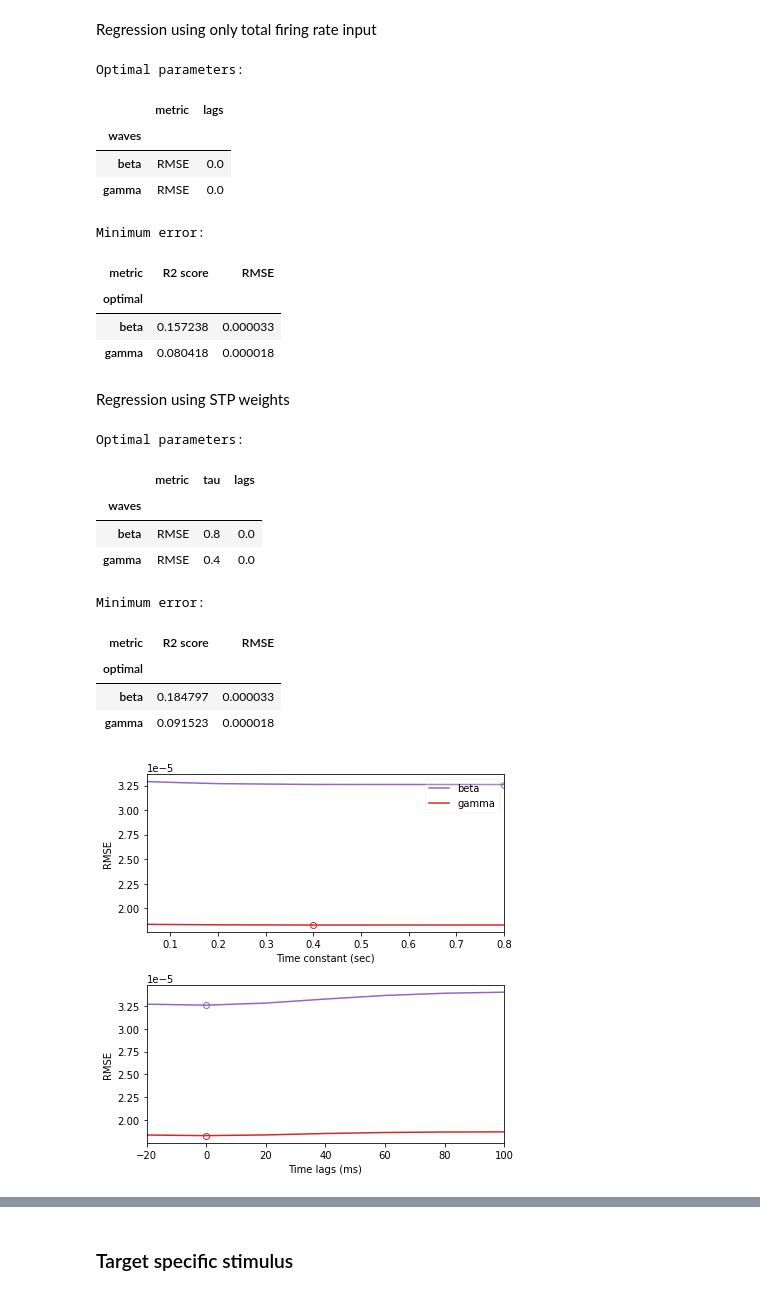
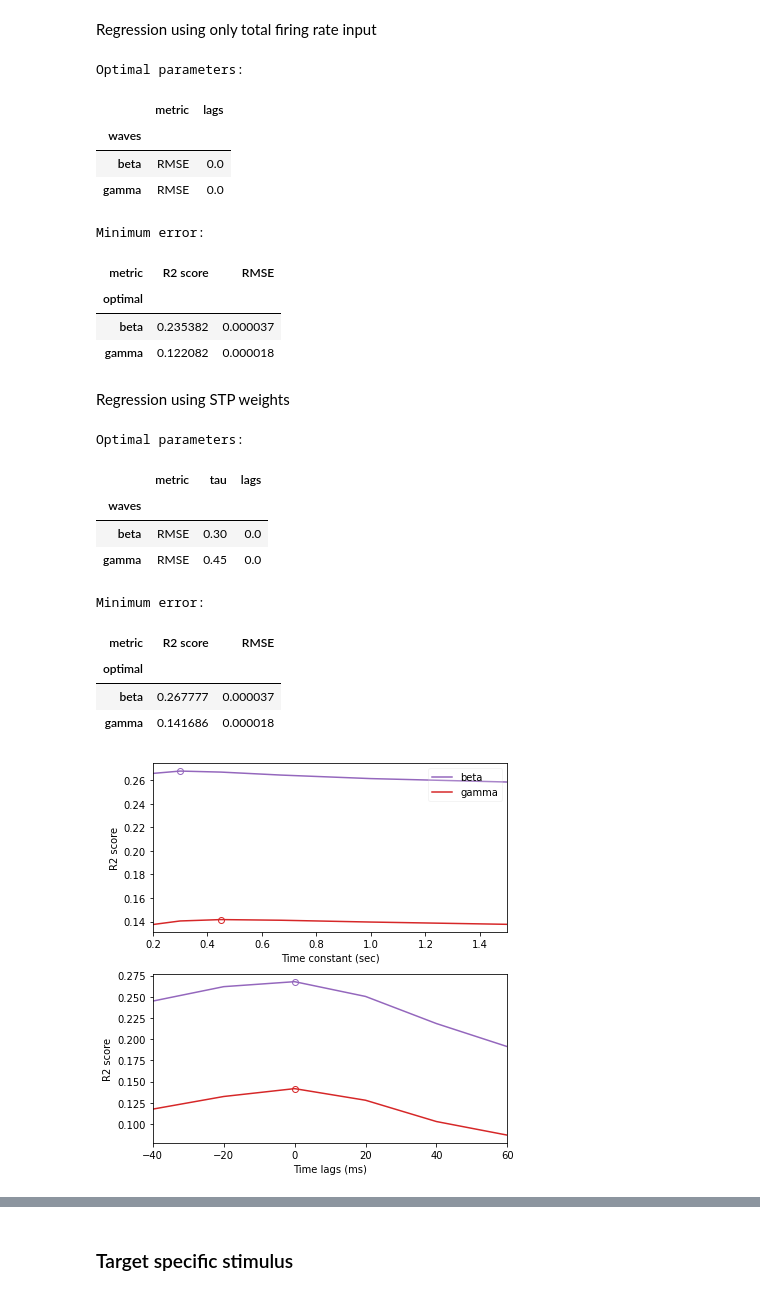
Before and after one commit to chenziao/Analyzing_Allen_Visual_Coding_Neuropixels_Dataset, a Jupyter notebook: Analyze_Visual_STP.ipynb, the cells around one changed output, grey strips where cells are left out. Saved outputs shown, nothing was run; the diff lists cells and outputs as text; code cells hidden in the pictures.

```diff
--- a/Analyze_Visual_STP.ipynb
+++ b/Analyze_Visual_STP.ipynb
@@ -137,18 +137,20 @@ wave_kwargs = wave_kwargs[method]
 # STP fitting parameters
 separate_units = True  # whether fit individual weights for distinct units
 
-tau = [50., 100., 200., 400., 800.]  # ms
+tau = [200., 300., 450., 670, 1000., 1500.]  # ms
 tau = np.asarray(tau).ravel() / 1000 # to sec
 taui = tau * fs
 
-lag_range = [-20, 100]  # ms. range time lags
+lag_range = [-40, 60]  # ms. range time lags
 lags = np.round(np.array(lag_range) / 1000 * fs).astype(int)
 lags = np.arange(lags[0], lags[1] + 1)
 t_lags = 1000 / fs * lags
 
 # Select stimuli for analysis
 # stimuli = None
-stimuli = ['drifting_gratings', 'natural_movie_three', 'natural_movie_one']
+# stimuli = ['drifting_gratings', 'natural_movie_three', 'natural_movie_one']
+stimuli = ['drifting_gratings']
+# stimuli = ['natural_movie_three', 'natural_movie_one']
 # %%
 overwrite = False  # whether overwrite data files
 
@@ -215,7 +217,33 @@ wave_lag = np.moveaxis(wave_lag, 0, -2)
 wave_lag = wave_lag.reshape(-1, np.prod(wave_lag.shape[-2:]))
 targets = pd.MultiIndex.from_product([waves, t_lags], names=['waves', 'lags'])
 
-w_stp, fr_tot = stp_weights(rspk, taui, i_start=i_start, i_stop=T, unit_axis=None if separate_units else -2)
+if 'w_stps' not in globals() or 'fr_tots' not in globals():
+    w_stps, fr_tots = stp_weights(rspk, taui, i_start=i_start, i_stop=T, unit_axis=None if separate_units else -2)
+
+w_stp, fr_tot = w_stps.copy(), fr_tots.copy()
+# %%
+if stimuli:
+    if 'stimulus_epochs' not in globals():
+        session = cache.get_session_data(session_id)
+        stimulus_epochs = session.get_stimulus_epochs()
+        stimulus_epochs = stimulus_epochs[stimulus_epochs['stimulus_block'] != 'null']
+        stimulus_epochs['stimulus_block'] = stimulus_epochs['stimulus_block'].astype(int)
+        stimulus_epochs = stimulus_epochs.set_index('stimulus_block')
+
+    stimuli_blocks = {s: stimulus_epochs.loc[stimulus_epochs['stimulus_name'] == s].index.tolist() for s in stimuli}
+    blocks = sum(stimuli_blocks.values(), [])
+    blocks = dict((zip(blocks, range(len(blocks)))))
+    block_windows = stimulus_epochs.loc[list(blocks), ['start_time', 'stop_time']].values
+
+    t_idx = np.zeros_like(time, dtype=bool)
+    for t1, t2 in block_windows:
+        t_idx |= (time >= t1) & (time <= t2)
+    t_idx = np.nonzero(t_idx)[0]
+
+    time = time[t_idx]
+    w_stp = np.take(w_stp, t_idx, axis=-1)
+    fr_tot = np.take(fr_tot, t_idx, axis=-1)
+    wave_lag = np.take(wave_lag, t_idx, axis=0)
 # %%
 # separate_units = False
 # w_stp = np.mean(w_stp, axis=-2)
@@ -284,8 +290,8 @@ Optimal parameters:
 Minimum error:
 | metric | R2 score | RMSE |
 | optimal |  |  |
-| beta | 0.157238 | 0.000033 |
-| gamma | 0.080418 | 0.000018 |
+| beta | 0.235382 | 0.000037 |
+| gamma | 0.122082 | 0.000018 |
 # %% [markdown]
 Regression using STP weights
 # %%
@@ -314,32 +320,32 @@ display(opt_error.to_pandas())
 Optimal parameters:
 |  | metric | tau | lags |
 | waves |  |  |  |
-| beta | RMSE | 0.8 | 0.0 |
-| gamma | RMSE | 0.4 | 0.0 |
+| beta | RMSE | 0.30 | 0.0 |
+| gamma | RMSE | 0.45 | 0.0 |
 Minimum error:
 | metric | R2 score | RMSE |
 | optimal |  |  |
-| beta | 0.184797 | 0.000033 |
-| gamma | 0.091523 | 0.000018 |
+| beta | 0.267777 | 0.000037 |
+| gamma | 0.141686 | 0.000018 |
 # %%
-error = pred_error.sel(metric='RMSE')
+error = pred_error.sel(metric='R2 score')
 
 axs = plt.subplots(len(param_dims), 1, figsize=(6, 3 * len(param_dims)), squeeze=False)[1].ravel()
 for ax, (pdm, label) in zip(axs, param_dims.items()):
     for w in waves:
         opt_p = optimal_param.sel(waves=w)
         err = error.sel(waves=w, **{d: opt_p[d] for d in param_dims if d != pdm})
         ax.plot(error[pdm], err, color=color[w], label=w)
         ax.plot(opt_p[pdm], err.sel(**{pdm: opt_p[pdm]}),
                 color=color[w], marker='o', markerfacecolor='none')
     ax.set_xlim(error[pdm][[0, -1]])
     ax.set_xlabel(label)
     ax.set_ylabel(error.metric.item())
 axs[0].legend(loc='upper right', framealpha=0.2)
 plt.tight_layout()
 plt.show()
 # %% [output]
-[figure, old version]
+[figure, new version]
 # %%
 linestyle = {'actual': '-', 'predict': '--'}
 opt_pred = []
```
Also changed, not shown: parts of 5 cells of this notebook.
